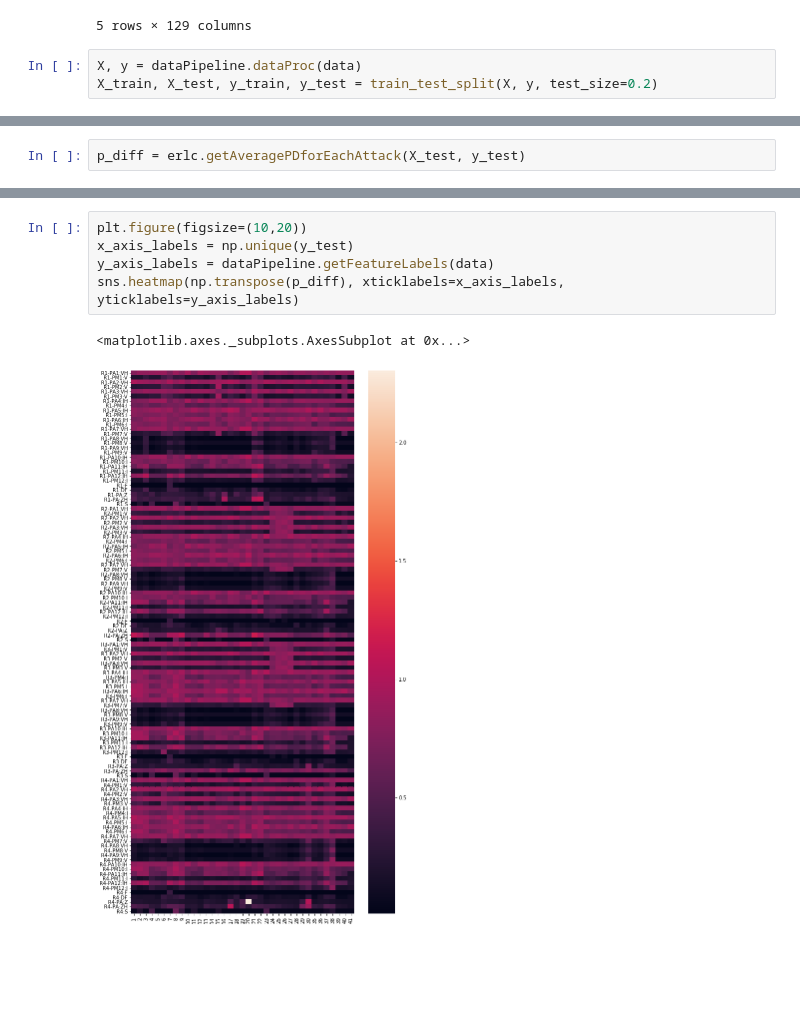
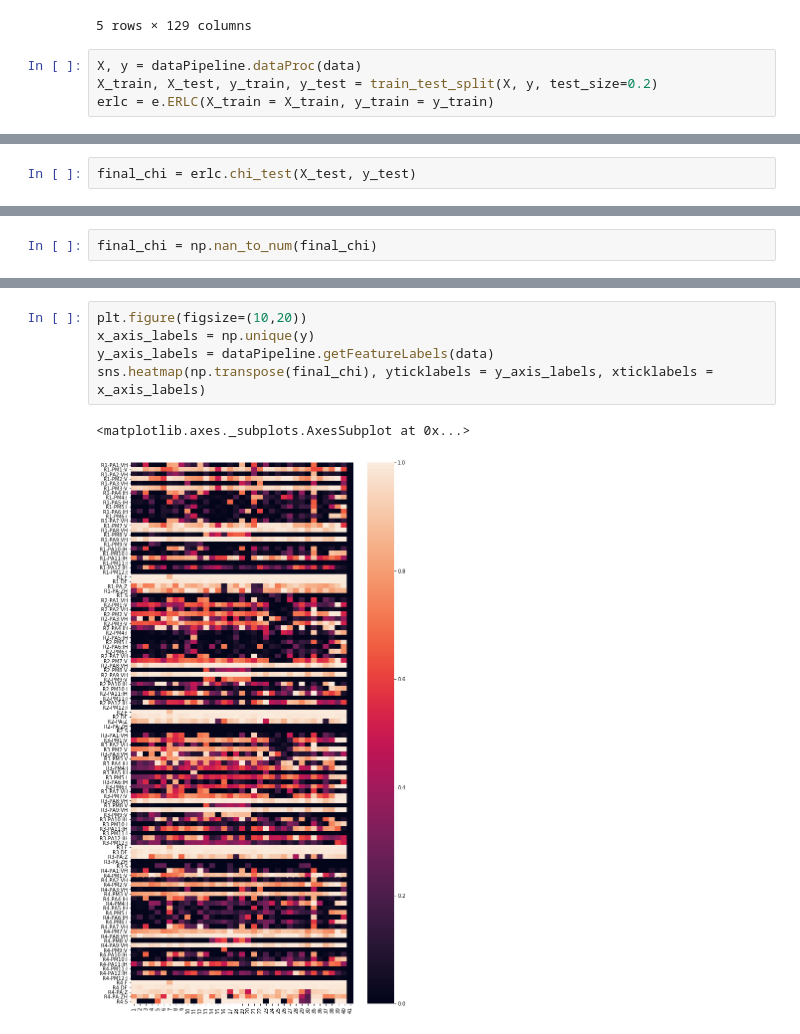
Before and after one commit to jsakhnin/multiclass_IDS_smartgrid, a Jupyter notebook: attack_localization.ipynb, the cells around one changed output, grey strips where cells are left out. Saved outputs shown, nothing was run; the diff lists cells and outputs as text; blank space fills up the shorter version.

```diff
--- a/attack_localization.ipynb
+++ b/attack_localization.ipynb
@@ -56,3 +46,4 @@ Finished Loading. Final Size = (78377, 129)
 # %%
 X, y = dataPipeline.dataProc(data)
 X_train, X_test, y_train, y_test = train_test_split(X, y, test_size=0.2)
+erlc = e.ERLC(X_train = X_train, y_train = y_train)
@@ -61,2 +50,2 @@ erlc.getLocalizationStats(X_train, y_train)
 # %%
-p_diff = erlc.getAveragePDforEachAttack(X_test, y_test)
+final_chi = erlc.chi_test(X_test, y_test)
@@ -85 +52,3 @@ erlc.normal_means.shape
+# %%
+final_chi = np.nan_to_num(final_chi)
 # %%
@@ -88,9 +57,9 @@ p_diff.shape
 (37, 116)
 # %%
 plt.figure(figsize=(10,20))
-x_axis_labels = np.unique(y_test)
+x_axis_labels = np.unique(y)
 y_axis_labels = dataPipeline.getFeatureLabels(data)
-sns.heatmap(np.transpose(p_diff), xticklabels=x_axis_labels, yticklabels=y_axis_labels)
+sns.heatmap(np.transpose(final_chi), yticklabels = y_axis_labels, xticklabels = x_axis_labels)
 # %% [output]
 <matplotlib.axes._subplots.AxesSubplot at 0x...>
-[figure, old version]
+[figure, new version]
```
Also changed, not shown: parts of 12 cells of this notebook, 1 other file.
